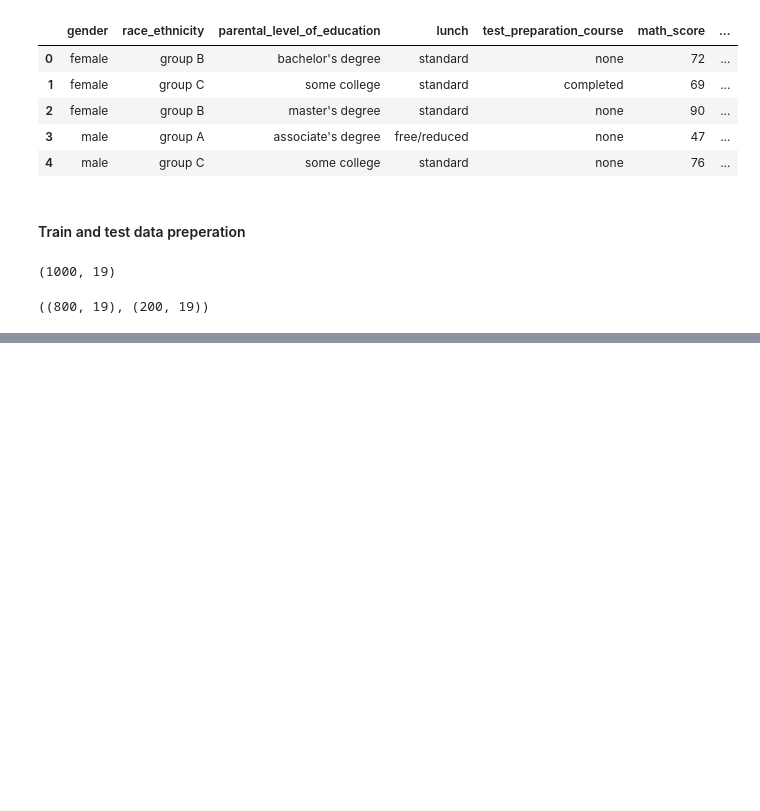
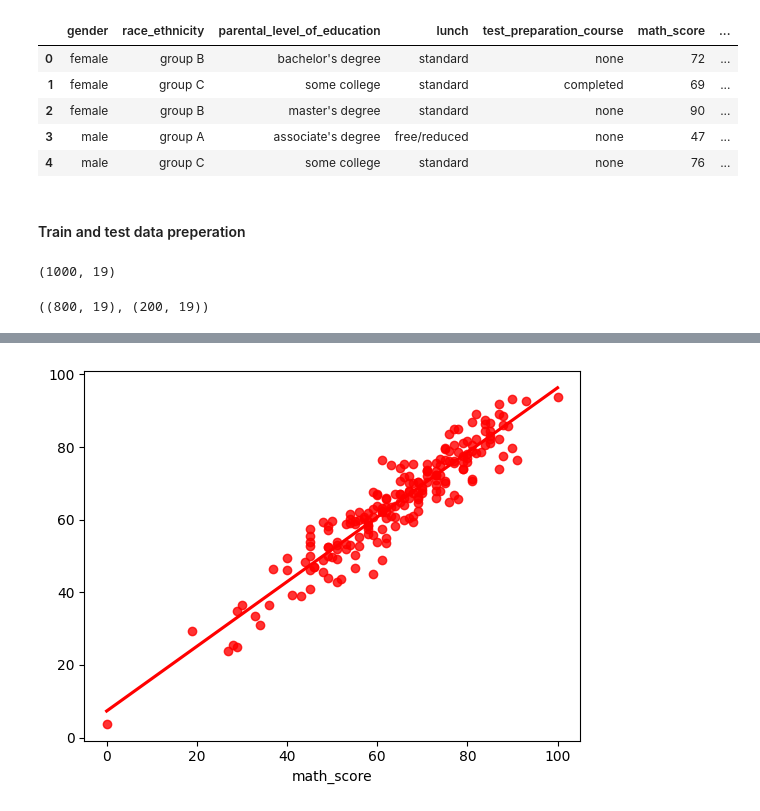
Before and after one commit to JAYP-VISHWA/ML-Project, a Jupyter notebook: jupyter_notebook/model_training.ipynb, the cells around one changed output, grey strips where cells are left out. Saved outputs shown, nothing was run; the diff lists cells and outputs as text; code cells hidden in the pictures; blank space fills up the shorter version.

```diff
--- a/jupyter_notebook/model_training.ipynb
+++ b/jupyter_notebook/model_training.ipynb
@@ -72,0 +172,4 @@ X_train.shape, X_test.shape
+# %%
+sns.regplot(x=Y_test,y=Y_pred,ci=None,color ='red');
+# %% [output]
+[figure, added]
```
Also changed, not shown: parts of 6 cells of this notebook.
